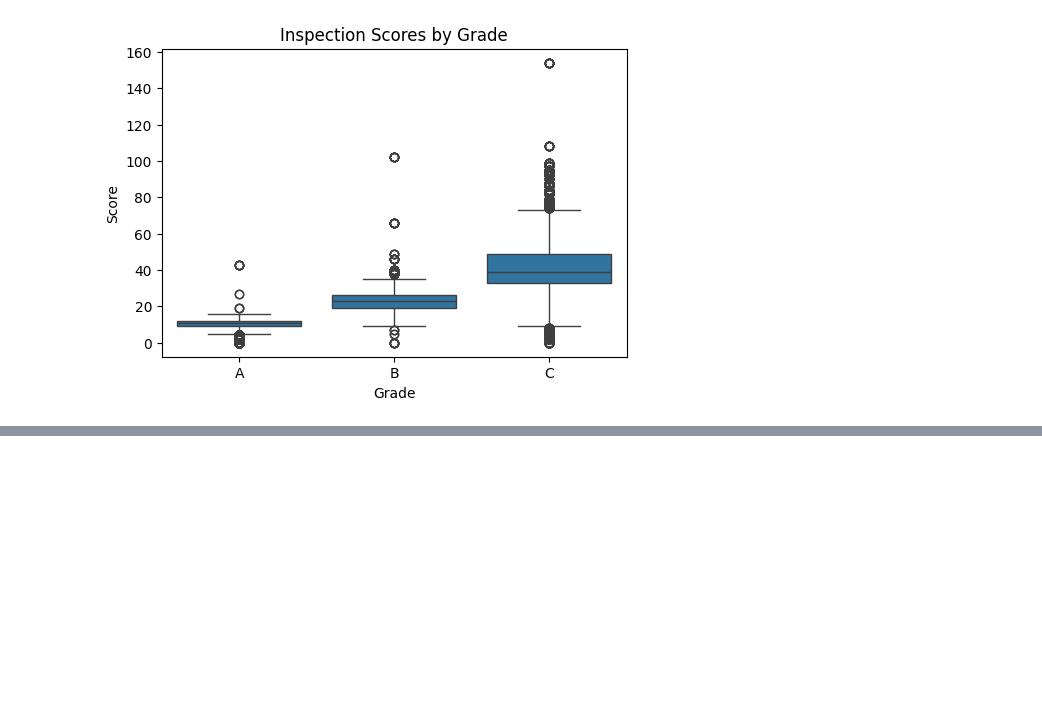
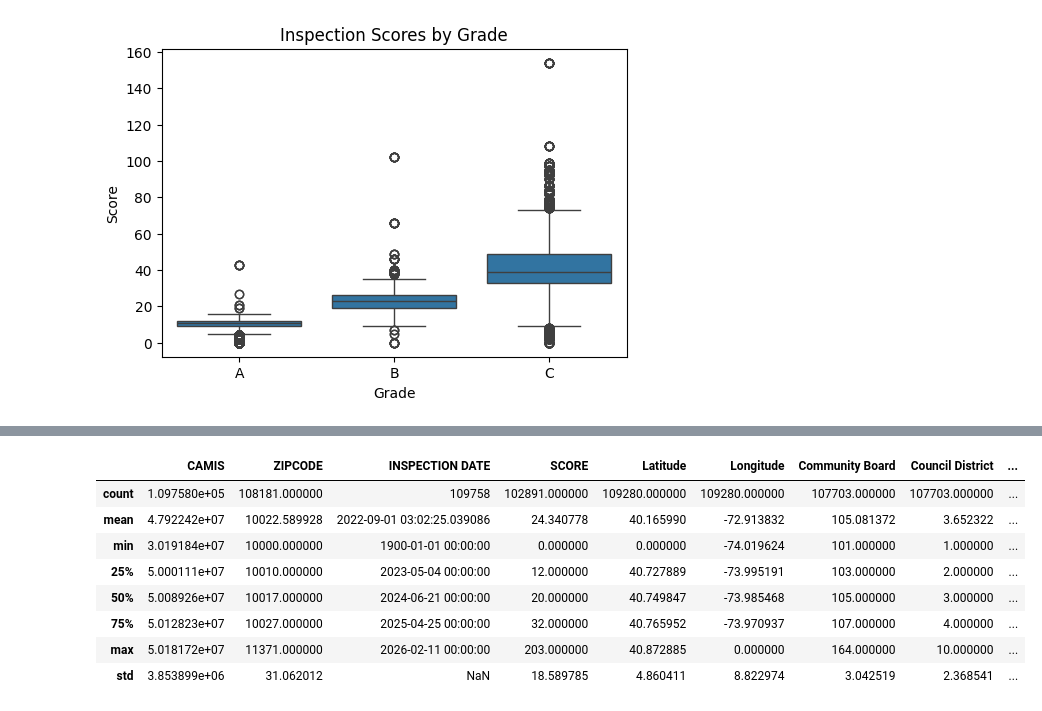
Before and after one commit to SU-IST707-SP26/group-project-team-pandas, a Jupyter notebook: work/01_initial_exploration.ipynb, the cells around one changed output, grey strips where cells are left out. Cells and saved outputs as stored; diff of their text form; code cells hidden in the pictures; blank space fills up the shorter version.

```diff
--- a/work/01_initial_exploration.ipynb
+++ b/work/01_initial_exploration.ipynb
@@ -277,0 +286,14 @@ plt.show()
+# %%
+df.BORO.unique()
+df_Manhatten = df[df['BORO'] == 'Manhattan'].copy()
+df_Manhatten.describe()
+# %% [output]
+|  | CAMIS | ZIPCODE | INSPECTION DATE | SCORE | Latitude | Longitude | Community Board | Council District | ... |
+| count | 1.097580e+05 | 108181.000000 | 109758 | 102891.000000 | 109280.000000 | 109280.000000 | 107703.000000 | 107703.000000 | ... |
+| mean | 4.792242e+07 | 10022.589928 | 2022-09-01 03:02:25.039086 | 24.340778 | 40.165990 | -72.913832 | 105.081372 | 3.652322 | ... |
+| min | 3.019184e+07 | 10000.000000 | 1900-01-01 00:00:00 | 0.000000 | 0.000000 | -74.019624 | 101.000000 | 1.000000 | ... |
+| 25% | 5.000111e+07 | 10010.000000 | 2023-05-04 00:00:00 | 12.000000 | 40.727889 | -73.995191 | 103.000000 | 2.000000 | ... |
+| 50% | 5.008926e+07 | 10017.000000 | 2024-06-21 00:00:00 | 20.000000 | 40.749847 | -73.985468 | 105.000000 | 3.000000 | ... |
+| 75% | 5.012823e+07 | 10027.000000 | 2025-04-25 00:00:00 | 32.000000 | 40.765952 | -73.970937 | 107.000000 | 4.000000 | ... |
+| max | 5.018172e+07 | 11371.000000 | 2026-02-11 00:00:00 | 203.000000 | 40.872885 | 0.000000 | 164.000000 | 10.000000 | ... |
+| std | 3.853899e+06 | 31.062012 | NaN | 18.589785 | 4.860411 | 8.822974 | 3.042519 | 2.368541 | ... |
```
Also changed, not shown: parts of 12 cells of this notebook.
